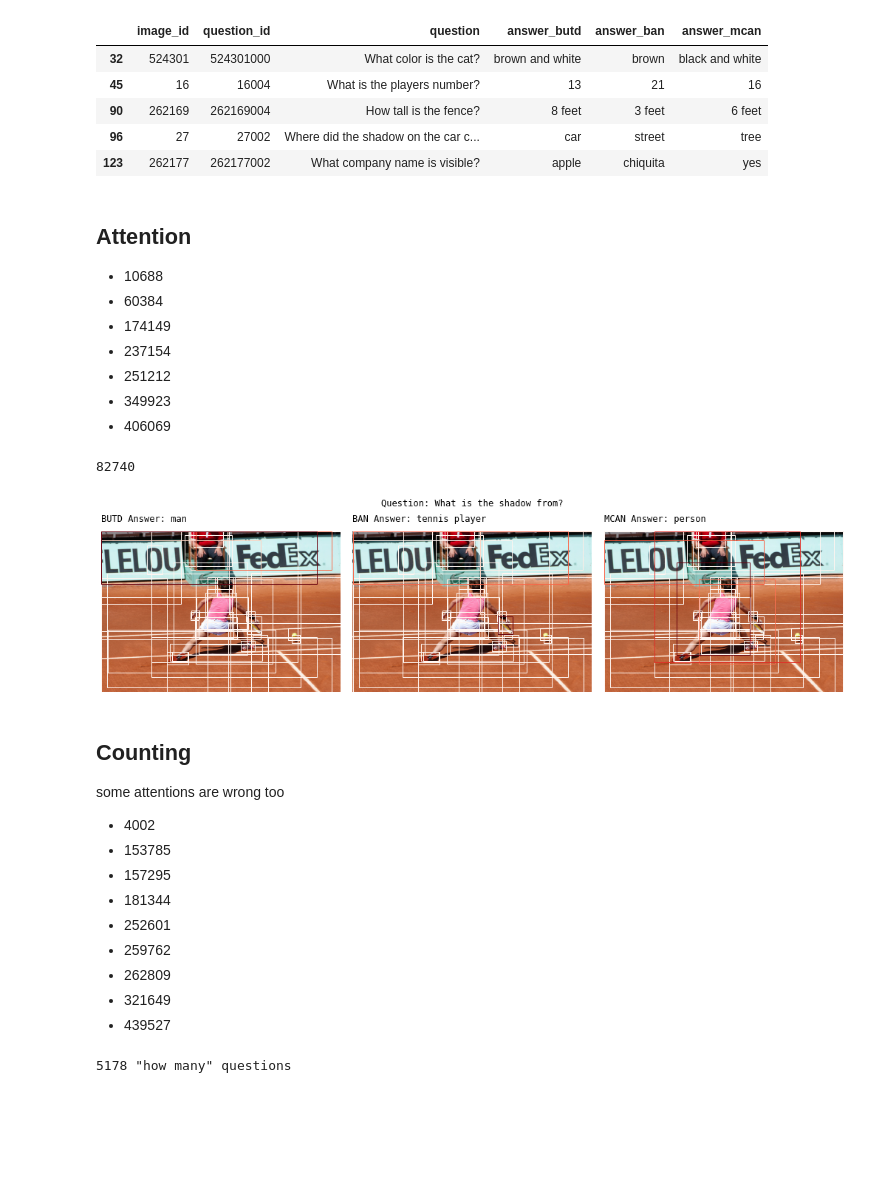
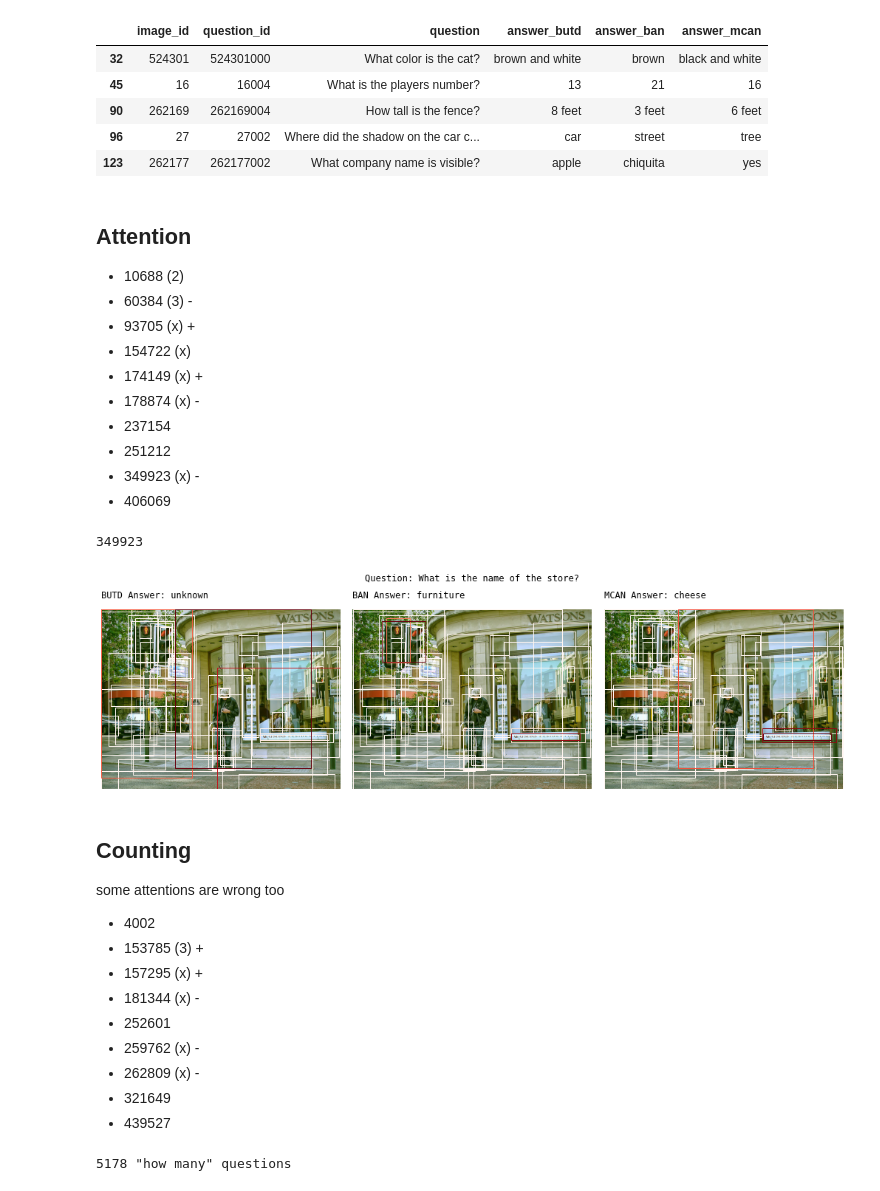
Before and after one commit to zhaoyi3264/openvqa, a Jupyter notebook: visualization.ipynb, the cells around one changed output. Drawn from its saved outputs; the diff is of its cells as text; code cells hidden in the pictures; blank space fills up the shorter version.

```diff
--- a/visualization.ipynb
+++ b/visualization.ipynb
@@ -146,8 +148,9 @@ def visualize_bbox(row, k=5):
             bbox_patch = mpl.patches.Rectangle((x0, y0), x1-x0, y1-y0, fill=False, edgecolor=color)
             ax.add_patch(bbox_patch)
 
-def visualize_bbox_random(df, k=5):
-    idx = np.random.choice(df.index)
+def visualize_bbox_random(df, idx=None, k=5):
+    if not idx:
+        idx = np.random.choice(df.index)
     print(idx)
     visualize_bbox(df.loc[idx], k)
 
@@ -230,30 +233,33 @@ all_diff_df.head()
 # %% [markdown]
 ## Attention
 
-- 10688
-- 60384
-- 174149
+- 10688  (2)
+- 60384  (3) -
+- 93705  (x) +
+- 154722 (x)
+- 174149 (x) +
+- 178874 (x) -
 - 237154
 - 251212
-- 349923
+- 349923 (x) -
 - 406069
 # %%
-visualize_bbox_random(all_diff_df)
+visualize_bbox_random(all_diff_df, 349923)
 # %% [output]
-82740
+349923
-[figure, old version]
+[figure, new version]
 # %% [markdown]
 ## Counting
 
 some attentions are wrong too
 
 - 4002
-- 153785
-- 157295
-- 181344
+- 153785 (3) +
+- 157295 (x) +
+- 181344 (x) -
 - 252601
-- 259762
-- 262809
+- 259762 (x) -
+- 262809 (x) -
 - 321649
 - 439527
 # %%
```
Also changed, not shown: parts of 8 cells of this notebook.
